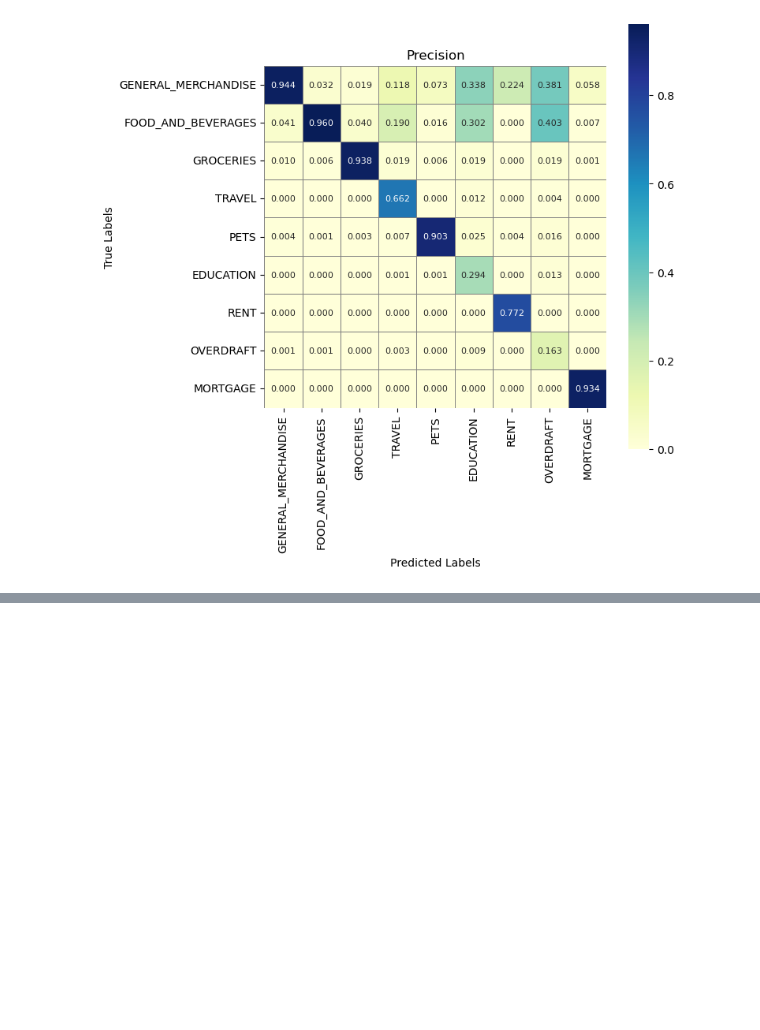
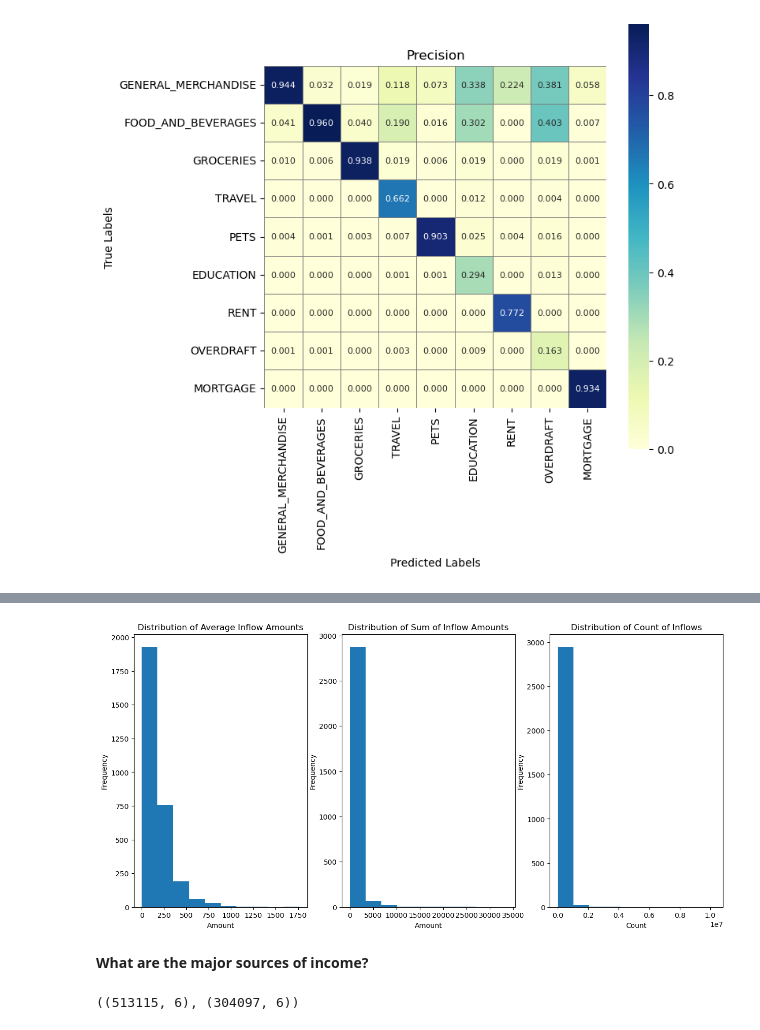
Before and after one commit to danielrmathew/prism-data-credit, a Jupyter notebook: src/drm_notebook.ipynb, the cells around one changed output, grey strips where cells are left out. Cells and saved outputs as stored; diff of their text form; code cells hidden in the pictures; blank space fills up the shorter version.

Commit message:
added income statistics

```diff
--- a/src/drm_notebook.ipynb
+++ b/src/drm_notebook.ipynb
@@ -812,0 +849,3 @@ def pipeline():
+# %%
+# replacing category for PAYCHECK_PLACEHOLDER with PAYCHECK, effectively the same category
+inflows.loc[inflows.category == 'PAYCHECK_PLACEHOLDER', 'category'] = 'PAYCHECK'
@@ -812,0 +857,3 @@ def pipeline():
+# %%
+inflow_stats = inflows.groupby('prism_consumer_id')['amount'].agg(['mean', 'sum', 'count'])
+inflow_stats.head()
@@ -812,0 +868,23 @@ def pipeline():
+# %%
+fig, ax = plt.subplots(1, 3, figsize=(15,7))
+
+ax[0].hist(inflow_stats['count'])
+ax[0].set_title('Distribution of Average Inflow Amounts')
+ax[0].set_xlabel('Amount')
+ax[0].set_ylabel('Frequency')
+
+ax[1].hist(inflow_stats['mean'])
+ax[1].set_title('Distribution of Sum of Inflow Amounts')
+ax[1].set_xlabel('Amount')
+ax[1].set_ylabel('Frequency')
+
+ax[2].hist(inflow_stats['sum'])
+ax[2].set_title('Distribution of Count of Inflows')
+ax[2].set_xlabel('Count')
+ax[2].set_ylabel('Frequency')
+
+plt.show()
+# %% [output]
+[figure, added]
+# %% [markdown]
+**What are the major sources of income?**
@@ -812,0 +895,4 @@ def pipeline():
+# %%
+inflows.shape, income_inflows.shape
+# %% [output]
+((513115, 6), (304097, 6))
```
Also changed, not shown: parts of 31 cells of this notebook.
